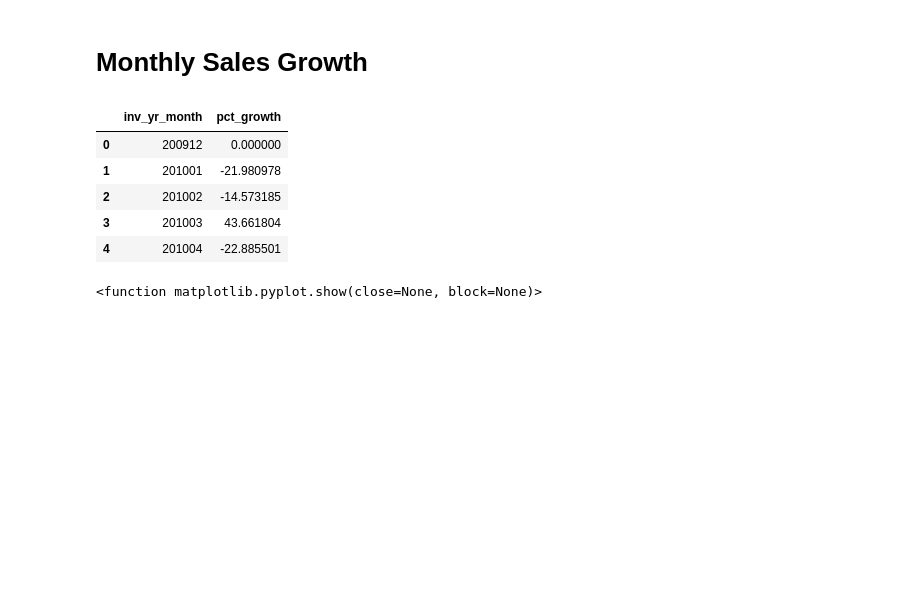
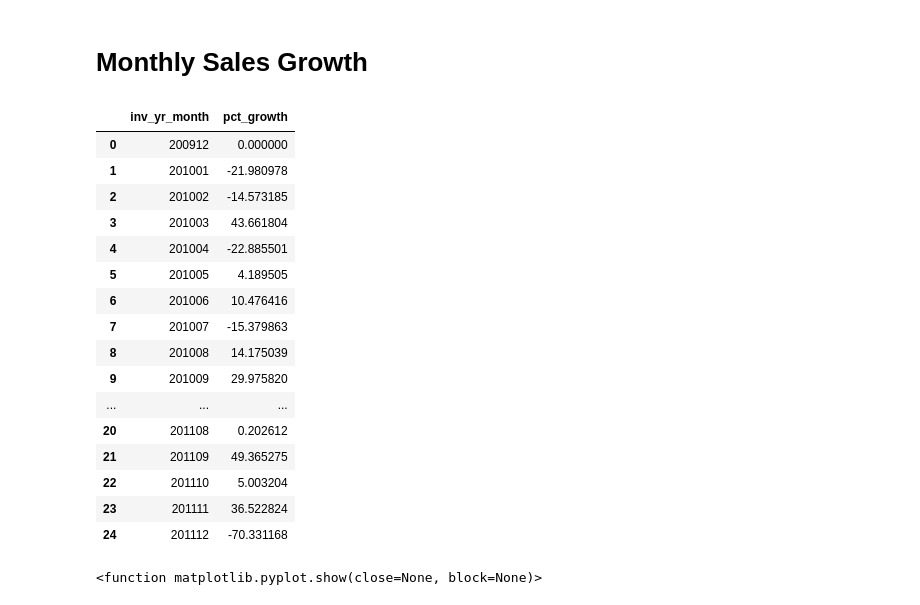
Before and after one commit to jarviscanada/jarvis_data_eng_JiaweiHuang, a Jupyter notebook: python_data_analytics/retail_data_analytics_wrangling.ipynb, the cells around one changed output. Saved outputs shown, nothing was run; the diff lists cells and outputs as text; code cells hidden in the pictures; blank space fills up the shorter version.

```diff
--- a/python_data_analytics/retail_data_analytics_wrangling.ipynb
+++ b/python_data_analytics/retail_data_analytics_wrangling.ipynb
@@ -268,21 +264,32 @@ plt.show
 # %%
 # calculate percentage change
 growth = month_sales.pct_change() * 100
 
 # convert to df, set indexes to column for plotting, rename column
 growth_df = pd.DataFrame(growth).reset_index().rename(columns={'line_price': 'pct_growth'})
 
 # fill first month's grow with 0
 growth_df = growth_df.fillna(0)
 
-growth_df.head()
+growth_df
 # %% [output]
 |  | inv_yr_month | pct_growth |
 | 0 | 200912 | 0.000000 |
 | 1 | 201001 | -21.980978 |
 | 2 | 201002 | -14.573185 |
 | 3 | 201003 | 43.661804 |
 | 4 | 201004 | -22.885501 |
+| 5 | 201005 | 4.189505 |
+| 6 | 201006 | 10.476416 |
+| 7 | 201007 | -15.379863 |
+| 8 | 201008 | 14.175039 |
+| 9 | 201009 | 29.975820 |
+| ... | ... | ... |
+| 20 | 201108 | 0.202612 |
+| 21 | 201109 | 49.365275 |
+| 22 | 201110 | 5.003204 |
+| 23 | 201111 | 36.522824 |
+| 24 | 201112 | -70.331168 |
 # %%
 fig = plt.figure(figsize=(10,4))
 
```
Also changed, not shown: parts of 2 cells of this notebook, 1 other file.
